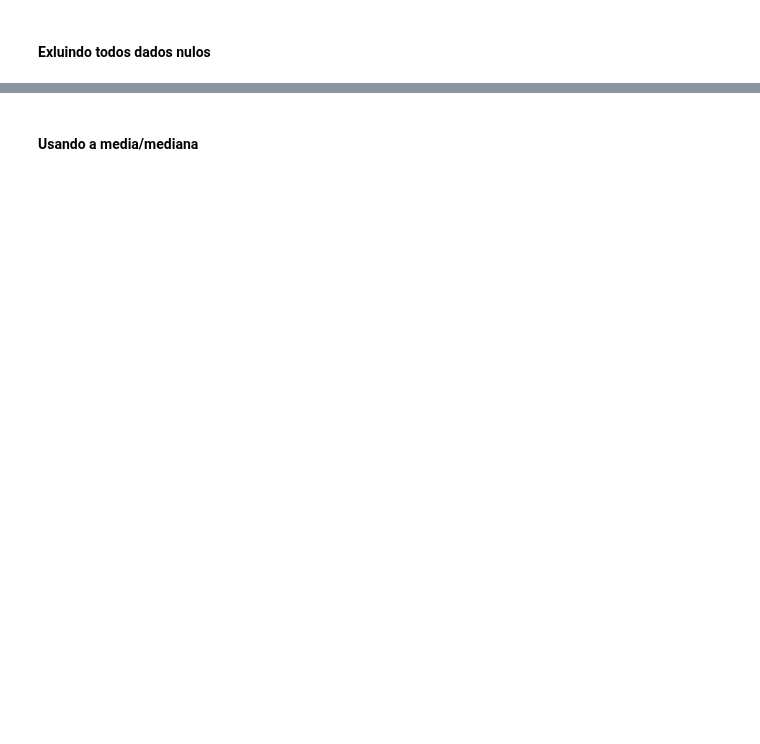
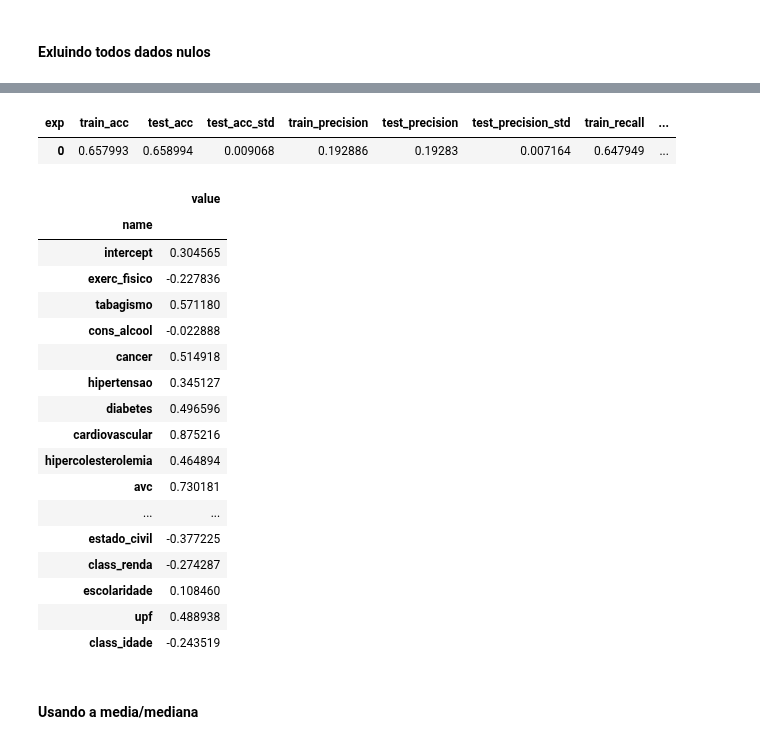
Before and after one commit to datasci4health/projects2023, a Jupyter notebook: DAGroup/notebooks/pns_depression_models.ipynb, the cells around one changed output, grey strips where cells are left out. Drawn from its saved outputs; the diff is of its cells as text; code cells hidden in the pictures; blank space fills up the shorter version.

```diff
--- a/DAGroup/notebooks/pns_depression_models.ipynb
+++ b/DAGroup/notebooks/pns_depression_models.ipynb
@@ -468,3 +650,40 @@ df_importances_all = append_df_importances(df_importances_all, df_importances, '
+# %%
+df_total = process_df(df_train_total)
+
+X = df_total.drop('depression', axis=1)
+y = df_total['depression']
+
+model = LogisticRegression(max_iter=1000, class_weight='balanced', random_state=42)
+
+model, df_metrics = run_model_dep_classification(model, X, y)
+df_importances = create_df_importances(X.columns, model.coef_[0], model.intercept_[0])
+
+display(df_metrics)
+display(df_importances)
+
+df_metrics_all = append_df_metrics(df_metrics_all, df_metrics, 'log_all_dropna')
+df_importances_all = append_df_importances(df_importances_all, df_importances, 'log_all_dropna')
+# %% [output]
+| exp | train_acc | test_acc | test_acc_std | train_precision | test_precision | test_precision_std | train_recall | ... |
+| 0 | 0.657993 | 0.658994 | 0.009068 | 0.192886 | 0.19283 | 0.007164 | 0.647949 | ... |
+|  | value |
+| name |  |
+| intercept | 0.304565 |
+| exerc_fisico | -0.227836 |
+| tabagismo | 0.571180 |
+| cons_alcool | -0.022888 |
+| cancer | 0.514918 |
+| hipertensao | 0.345127 |
+| diabetes | 0.496596 |
+| cardiovascular | 0.875216 |
+| hipercolesterolemia | 0.464894 |
+| avc | 0.730181 |
+| ... | ... |
+| estado_civil | -0.377225 |
+| class_renda | -0.274287 |
+| escolaridade | 0.108460 |
+| upf | 0.488938 |
+| class_idade | -0.243519 |
 # %% [markdown]
 #### Usando a media/mediana
 # %%
```
Also changed, not shown: parts of 27 cells of this notebook, 15 other files.
